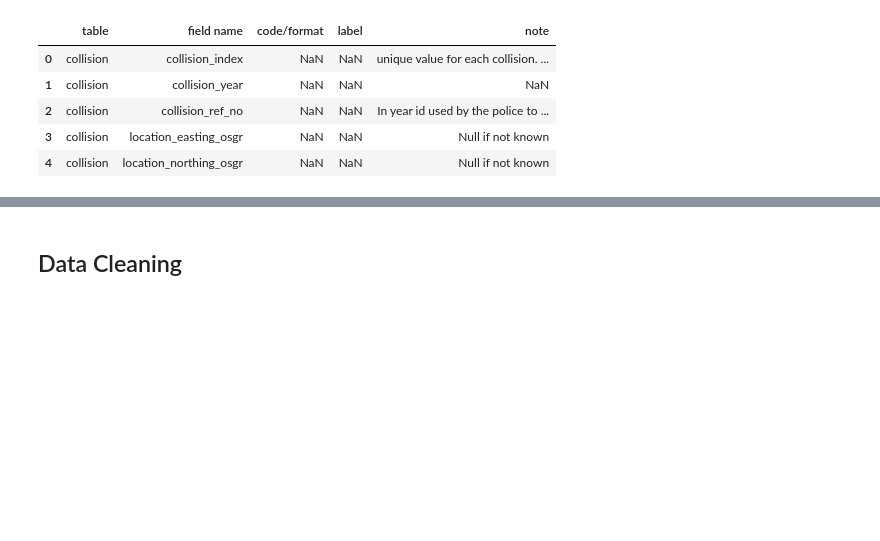
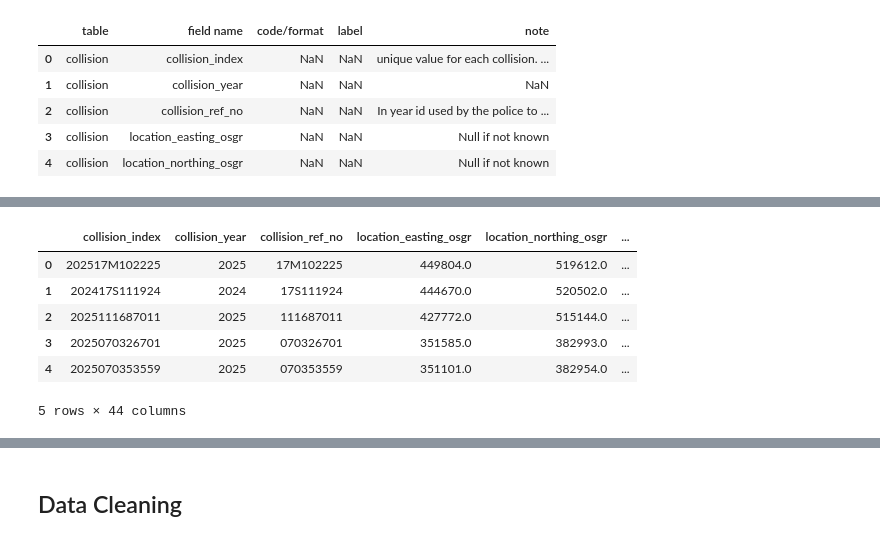
Before and after one commit to LittleRabbitFooFoo/ai-programming-foundations-project, a Jupyter notebook: data_workflow.ipynb, the cells around one changed output, grey strips where cells are left out. Cells and saved outputs as stored; diff of their text form; code cells hidden in the pictures; blank space fills up the shorter version.

```diff
--- a/data_workflow.ipynb
+++ b/data_workflow.ipynb
@@ -96,0 +149,10 @@ collision_guide.head()
+# %%
+df_full.head()
+# %% [output]
+|  | collision_index | collision_year | collision_ref_no | location_easting_osgr | location_northing_osgr | ... |
+| 0 | 202517M102225 | 2025 | 17M102225 | 449804.0 | 519612.0 | ... |
+| 1 | 202417S111924 | 2024 | 17S111924 | 444670.0 | 520502.0 | ... |
+| 2 | 2025111687011 | 2025 | 111687011 | 427772.0 | 515144.0 | ... |
+| 3 | 2025070326701 | 2025 | 070326701 | 351585.0 | 382993.0 | ... |
+| 4 | 2025070353559 | 2025 | 070353559 | 351101.0 | 382954.0 | ... |
+5 rows × 44 columns
```
Also changed, not shown: parts of 13 cells of this notebook.
